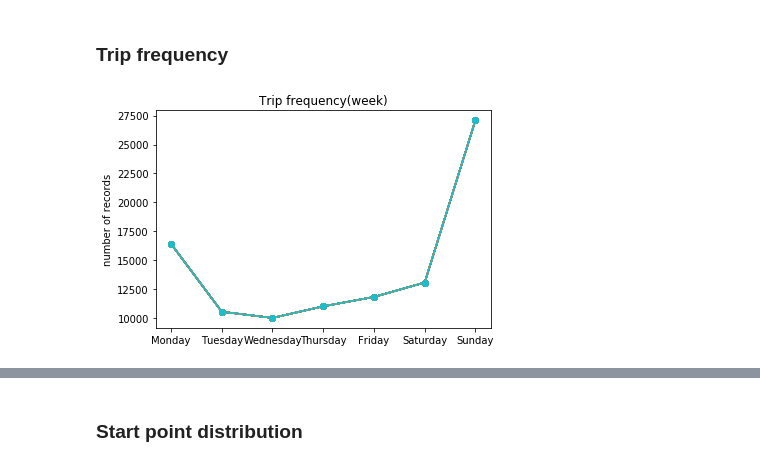
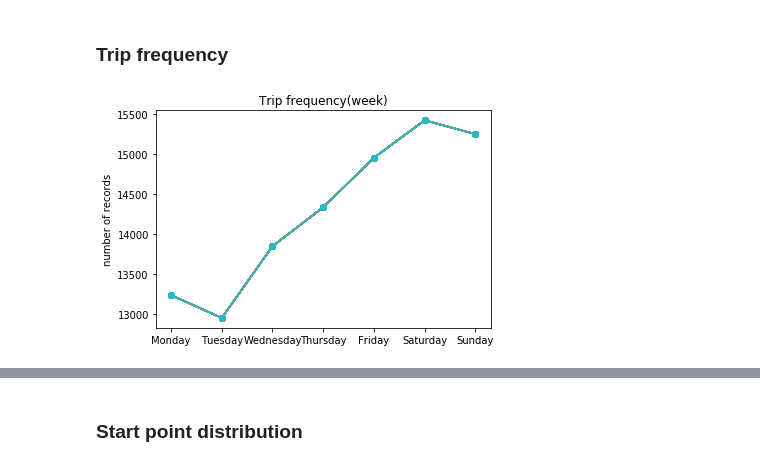
Before and after one commit to Shilong1210/NYC-Taxi-Trip-Duration, a Jupyter notebook: NYC Taxi Trip Duration.ipynb, the cells around one changed output, grey strips where cells are left out. Cells and saved outputs as stored; diff of their text form; code cells hidden in the pictures.

```diff
--- a/NYC Taxi Trip Duration.ipynb
+++ b/NYC Taxi Trip Duration.ipynb
@@ -213,10 +265,10 @@ sns.heatmap(corr)
 # %%
 weekDays = ("Monday","Tuesday","Wednesday","Thursday","Friday","Saturday","Sunday")
 
-plt.plot(data.groupby('day').count(),'o-')
+plt.plot(df.groupby('day').count(),'o-')
 plt.title('Trip frequency(week)')
 plt.ylabel('number of records')
 plt.xticks(np.arange(1,8),weekDays)
 plt.show()
 # %% [output]
-[figure, old version]
+[figure, new version]
```
Also changed, not shown: parts of 29 cells of this notebook.
